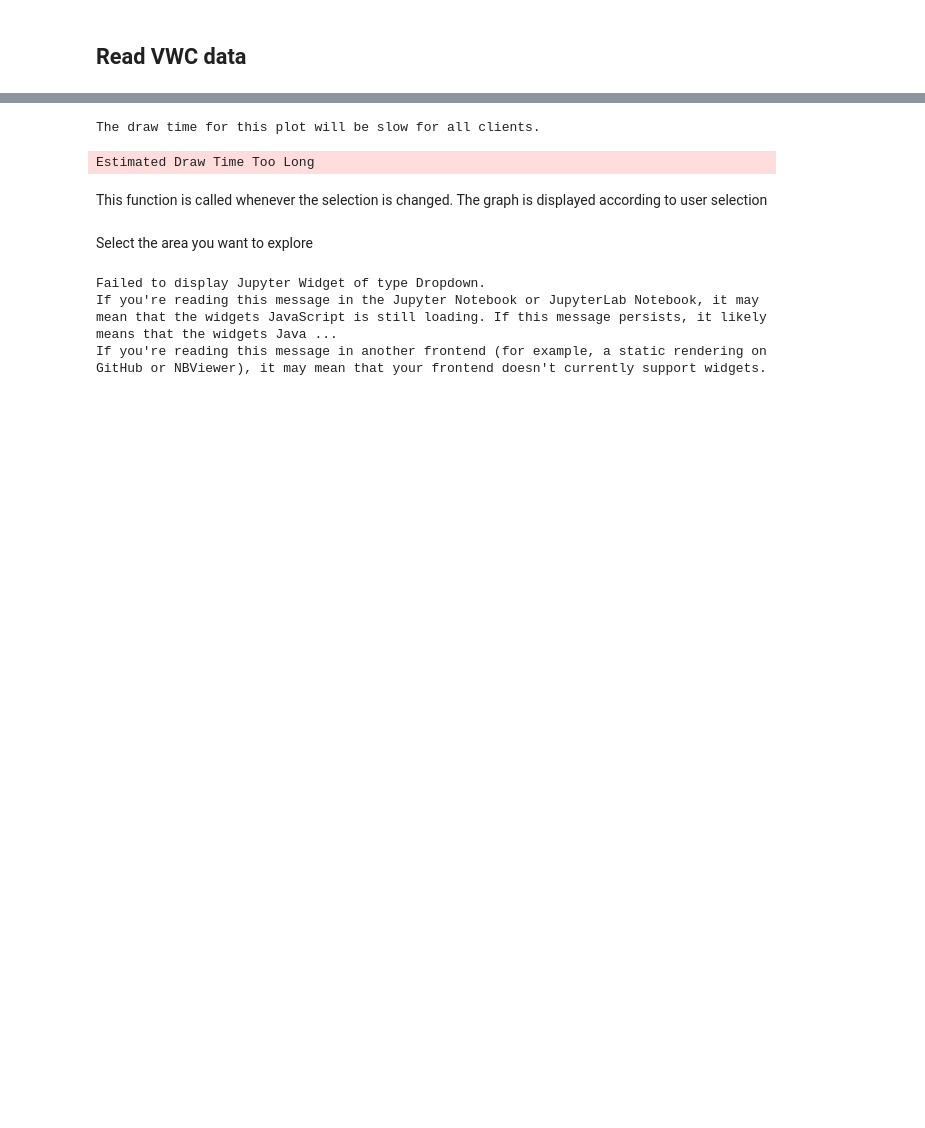
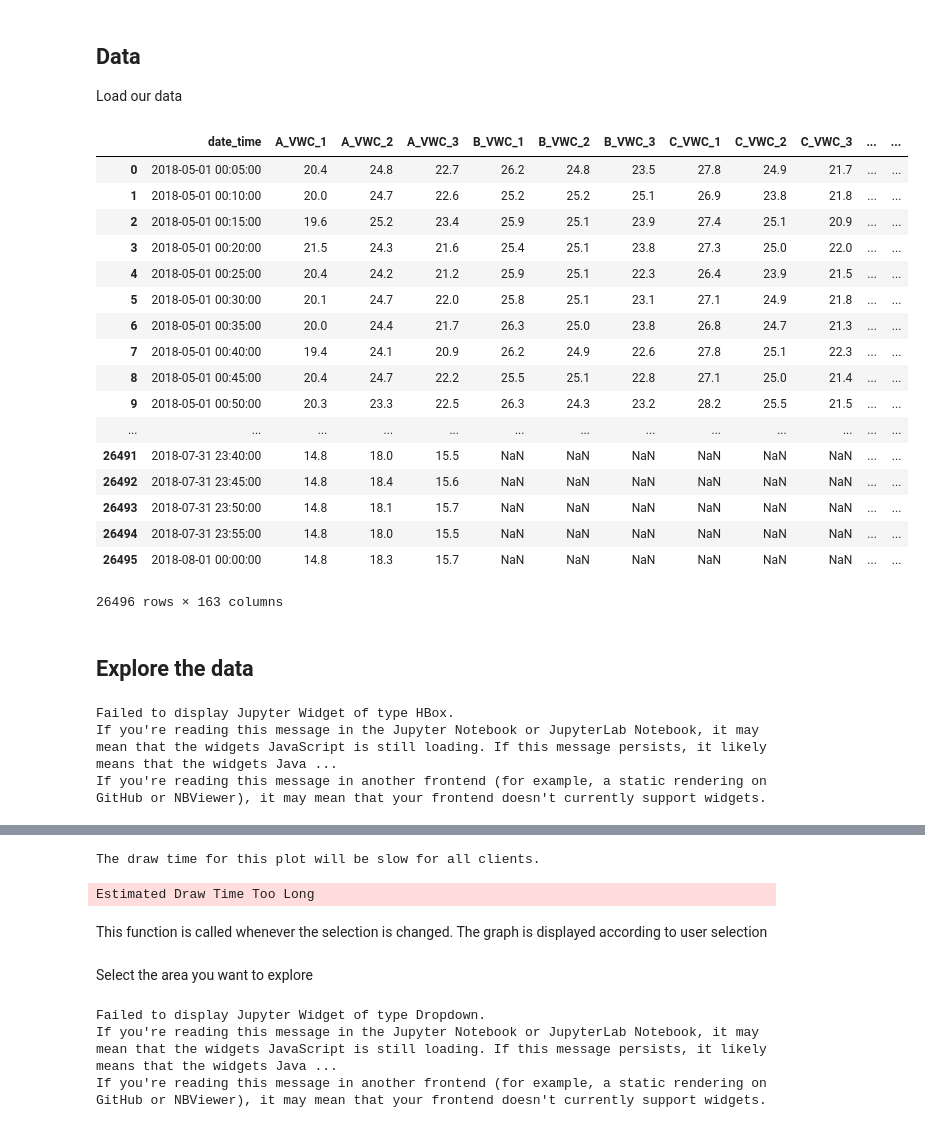
Before and after one commit to isaackramer/irrigation, a Jupyter notebook: Code/NeedleProject.ipynb, the cells around one changed output, grey strips where cells are left out. Cells and saved outputs as stored; diff of their text form; code cells hidden in the pictures; blank space fills up the shorter version.

```diff
--- a/Code/NeedleProject.ipynb
+++ b/Code/NeedleProject.ipynb
@@ -1,2 +39,31 @@
+# %% [markdown]
+## Data
+Load our data
+# %%
+df = pd.read_csv("TDR_data_clean.txt", parse_dates={'date_time': [0]}, dayfirst = True)
+df.columns = (df.columns.str.replace(' ', '_').str.replace('(', '')
+              .str.replace(')', '') .str.replace(',', '').str.replace('\'', '')
+              .str.replace('Interface', '').str.replace('Sensor_', ''))
+
+df
+# %% [output]
+|  | date_time | A_VWC_1 | A_VWC_2 | A_VWC_3 | B_VWC_1 | B_VWC_2 | B_VWC_3 | C_VWC_1 | C_VWC_2 | C_VWC_3 | ... | ... |
+| 0 | 2018-05-01 00:05:00 | 20.4 | 24.8 | 22.7 | 26.2 | 24.8 | 23.5 | 27.8 | 24.9 | 21.7 | ... | ... |
+| 1 | 2018-05-01 00:10:00 | 20.0 | 24.7 | 22.6 | 25.2 | 25.2 | 25.1 | 26.9 | 23.8 | 21.8 | ... | ... |
+| 2 | 2018-05-01 00:15:00 | 19.6 | 25.2 | 23.4 | 25.9 | 25.1 | 23.9 | 27.4 | 25.1 | 20.9 | ... | ... |
+| 3 | 2018-05-01 00:20:00 | 21.5 | 24.3 | 21.6 | 25.4 | 25.1 | 23.8 | 27.3 | 25.0 | 22.0 | ... | ... |
+| 4 | 2018-05-01 00:25:00 | 20.4 | 24.2 | 21.2 | 25.9 | 25.1 | 22.3 | 26.4 | 23.9 | 21.5 | ... | ... |
+| 5 | 2018-05-01 00:30:00 | 20.1 | 24.7 | 22.0 | 25.8 | 25.1 | 23.1 | 27.1 | 24.9 | 21.8 | ... | ... |
+| 6 | 2018-05-01 00:35:00 | 20.0 | 24.4 | 21.7 | 26.3 | 25.0 | 23.8 | 26.8 | 24.7 | 21.3 | ... | ... |
+| 7 | 2018-05-01 00:40:00 | 19.4 | 24.1 | 20.9 | 26.2 | 24.9 | 22.6 | 27.8 | 25.1 | 22.3 | ... | ... |
+| 8 | 2018-05-01 00:45:00 | 20.4 | 24.7 | 22.2 | 25.5 | 25.1 | 22.8 | 27.1 | 25.0 | 21.4 | ... | ... |
+| 9 | 2018-05-01 00:50:00 | 20.3 | 23.3 | 22.5 | 26.3 | 24.3 | 23.2 | 28.2 | 25.5 | 21.5 | ... | ... |
+| ... | ... | ... | ... | ... | ... | ... | ... | ... | ... | ... | ... | ... |
+| 26491 | 2018-07-31 23:40:00 | 14.8 | 18.0 | 15.5 | NaN | NaN | NaN | NaN | NaN | NaN | ... | ... |
+| 26492 | 2018-07-31 23:45:00 | 14.8 | 18.4 | 15.6 | NaN | NaN | NaN | NaN | NaN | NaN | ... | ... |
+| 26493 | 2018-07-31 23:50:00 | 14.8 | 18.1 | 15.7 | NaN | NaN | NaN | NaN | NaN | NaN | ... | ... |
+| 26494 | 2018-07-31 23:55:00 | 14.8 | 18.0 | 15.5 | NaN | NaN | NaN | NaN | NaN | NaN | ... | ... |
+| 26495 | 2018-08-01 00:00:00 | 14.8 | 18.3 | 15.7 | NaN | NaN | NaN | NaN | NaN | NaN | ... | ... |
+26496 rows × 163 columns
 # %% [markdown]
-## Read VWC data
+## Explore the data
@@ -2,0 +135,11 @@
+# %%
+area_option.observe(response, names="value")
+field_option.observe(response, names="value")
+sensor_option.observe(response, names="value")
+
+
+display(container)
+# %% [output]
+Failed to display Jupyter Widget of type HBox.
+If you're reading this message in the Jupyter Notebook or JupyterLab Notebook, it may mean that the widgets JavaScript is still loading. If this message persists, it likely means that the widgets Java ...
+If you're reading this message in another frontend (for example, a static rendering on GitHub or NBViewer), it may mean that your frontend doesn't currently support widgets.
```
Also changed, not shown: parts of 23 cells of this notebook.
